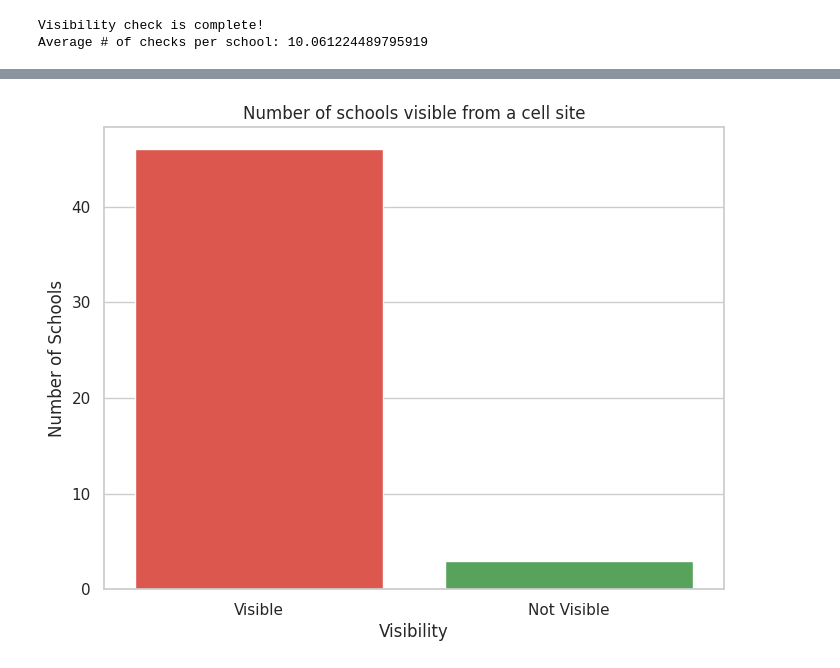
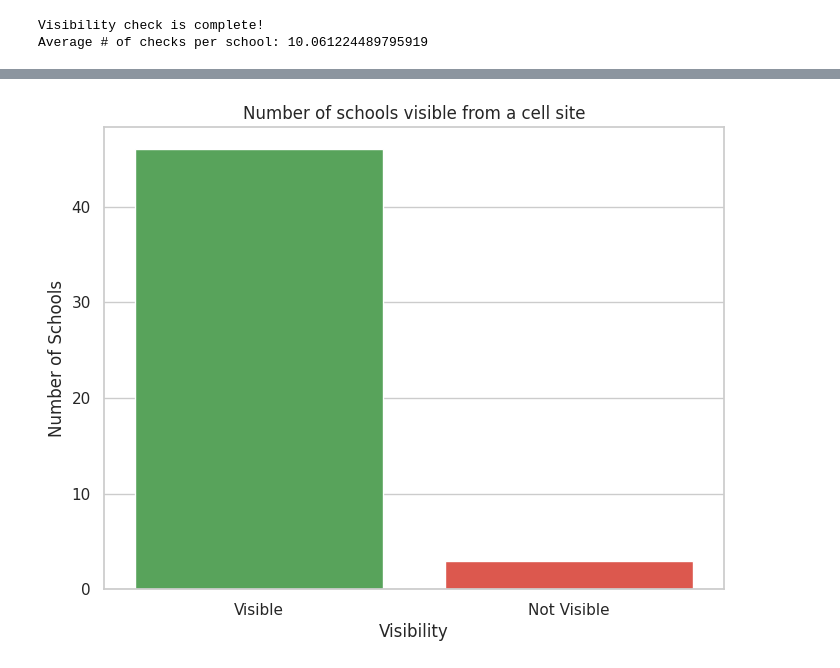
Before and after one commit to FNS-Division/geopython-2025, a Jupyter notebook: 2_visibility_analysis.ipynb, the cells around one changed output, grey strips where cells are left out. Saved outputs shown, nothing was run; the diff lists cells and outputs as text; code cells hidden in the pictures.

```diff
--- a/2_visibility_analysis.ipynb
+++ b/2_visibility_analysis.ipynb
@@ -827,23 +827,23 @@ df_visibility.head()
 # %%
 # @title Figure
 # Create visibility counts visualization
 sns.set(style="whitegrid")
 visibility_counts = df_visibility["is_visible"].value_counts().rename_axis("Visibility").reset_index(name="Count")
 visibility_counts["Visibility"] = visibility_counts["Visibility"].map({True: "Visible", False: "Not Visible"})
 
 plt.figure(figsize=(8, 6))
 sns.barplot(
     x="Visibility",
     y="Count",
     hue="Visibility",
     data=visibility_counts,
-    palette=["#F44336", "#4CAF50"],
+    palette=["#4CAF50", "#F44336"],
     legend=False
 )
 
 plt.title("Number of schools visible from a cell site")
 plt.xlabel("Visibility")
 plt.ylabel("Number of Schools")
 plt.show()
 # %% [output]
-[figure, old version]
+[figure, new version]
```
